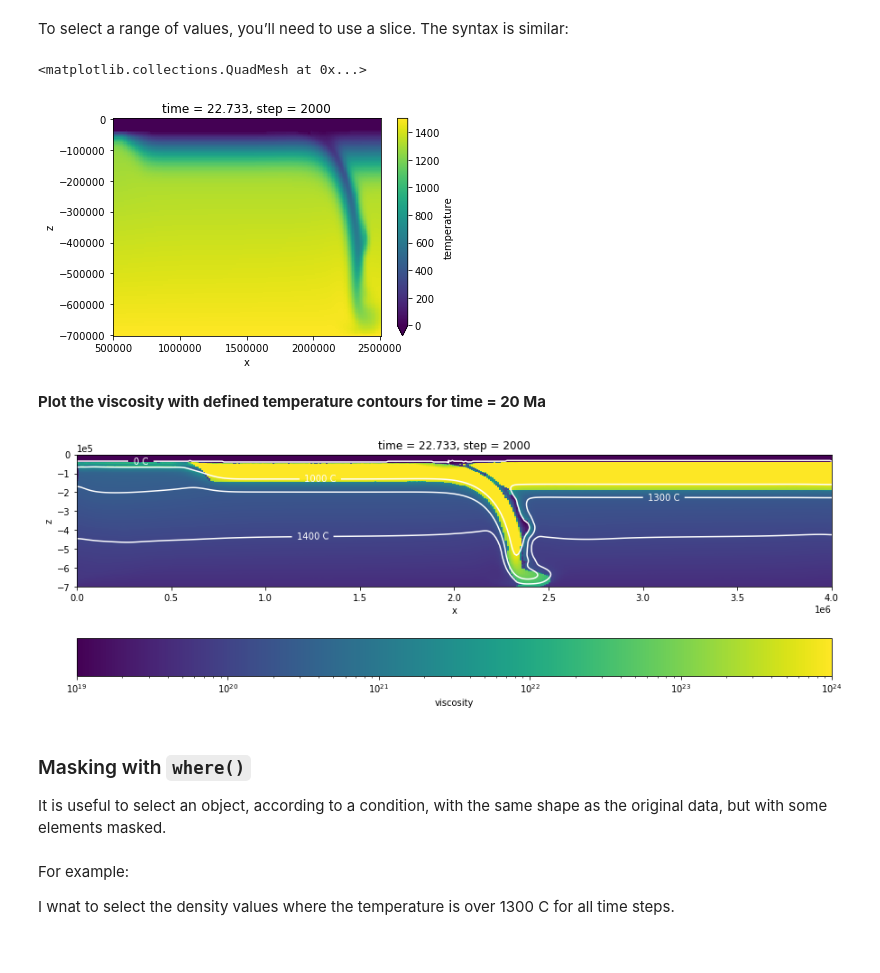
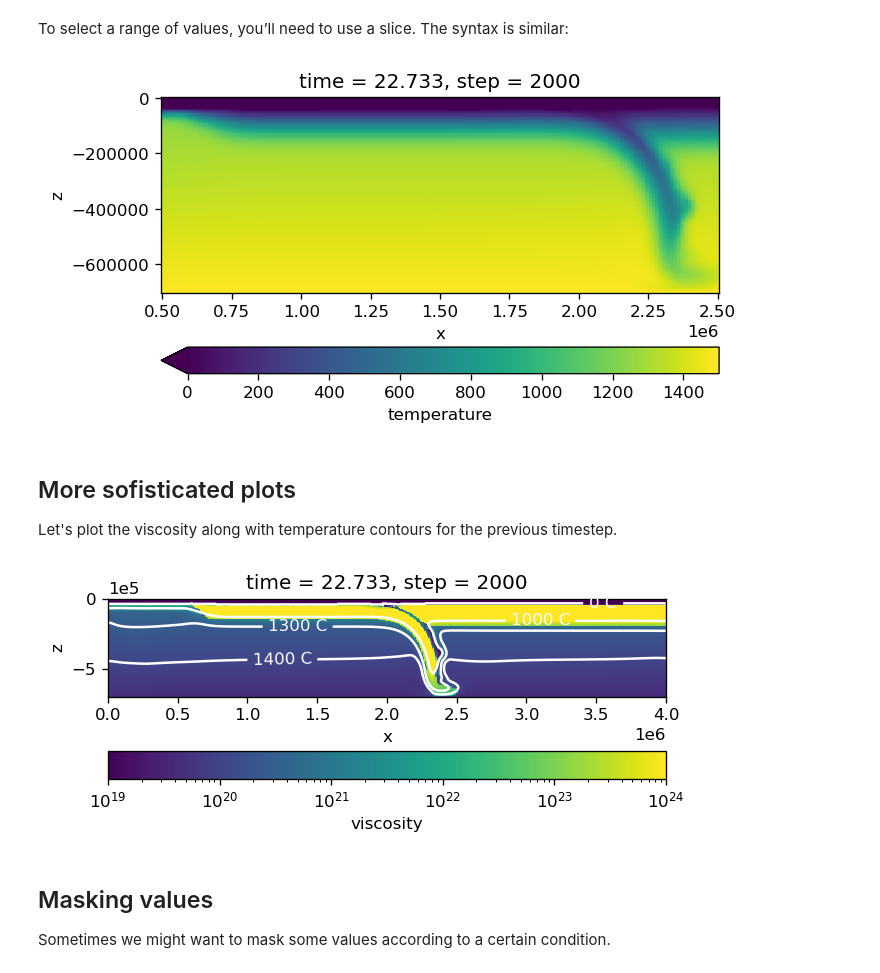
Before and after one commit to aguspesce/online_seminar_IAG-USP, a Jupyter notebook: for_mandyoc.ipynb, the cells around one changed output. Cells and saved outputs as stored; diff of their text form; code cells hidden in the pictures.

```diff
--- a/for_mandyoc.ipynb
+++ b/for_mandyoc.ipynb
@@ -24,0 +33,10 @@ This dataset has a size of:
+# %%
+import os
+import time
+import numpy as np
+import matplotlib.pyplot as plt
+from matplotlib.colors import LogNorm
+from matplotlib import rcParams
+
+# Change default dpi of matplotlib figures for presentation
+rcParams["figure.dpi"] = 120
@@ -75,8 +86,8 @@ But load a ``xr.Dataset`` in memory is very fast
 # %%
 start = time.time()
 
-dataset = xr.open_dataset("output_data.nc")
+dataset.load()
 
 end = time.time()
-print("Time taken:", (end-start), " seconds")
+print("Elapsed time: {:.2f}s".format(end - start))
 # %% [output]
@@ -160,10 +166,10 @@ So, I will look for the value closest to it using a method 'nearest':
 # %%
 dataset_20Ma = dataset.sel(time=20,
                            method='nearest',
-                           tolerance=3
+                           tolerance=3,
                            )
 dataset_20Ma
-# It is a xr.Dataset has the model data for the time closer to 25 Ma, it is 22.733 Ma.
+# This Dataset has only the data for a time of 22.733 Ma.
 # %% [output]
 <xarray.Dataset>
 Dimensions:           (x: 401, x_center: 400, z: 176, z_center: 175)
@@ -186,45 +199,38 @@ Data variables:
 To select a range of values, you’ll need to use a slice.
 The syntax is similar:
 # %%
-dataset_20Ma.temperature.sel(x=slice(500e3, 2500e3)).plot(x="x", y="z", vmin=0)
+dataset_20Ma_slice = dataset_20Ma.temperature.sel(x=slice(500e3, 2500e3))
+
+dataset_20Ma_slice.plot(x="x", y="z", vmin=0, cbar_kwargs={"orientation": "horizontal"})
+plt.gca().set_aspect("equal")
 # %% [output]
-<matplotlib.collections.QuadMesh at 0x...>
-[figure, old version]
+[figure, new version]
-# %% [markdown]
-__Plot the viscosity with defined temperature contours for time = 20 Ma__
+# %% [markdown]
+## More sofisticated plots
+
+Let's plot the viscosity along with temperature contours for the previous timestep.
 # %%
-fig, ax = plt.subplots(figsize=(15, 7))
-# Change the oriantation of the colorbar
-cbar_kwargs = {"orientation": "horizontal"}
-kwargs = {"cbar_kwargs": cbar_kwargs}
-
 # Plot theviscosity for time=20Ma
-dataset_20Ma.viscosity.plot.pcolormesh(ax=ax,
-                                       x="x_center",
+dataset_20Ma.viscosity.plot.pcolormesh(x="x_center",
                                        y="z_center",
                                        norm=LogNorm(),
-                                       **kwargs
+                                       **plot_kwargs
                                       )
 
 # Plot the coutour for defined temperatures
 kw = {'levels':[0, 1000, 1300, 1400], 'colors':['w']}
-cs = dataset_20Ma.temperature.plot.contour(ax=ax,
-                                           x="x",
+cs = dataset_20Ma.temperature.plot.contour(x="x",
                                            y="z",
                                            **kw
                                           )
-ax.clabel(cs, inline=1, fontsize=10, fmt="%.0f C")
+plt.gca().clabel(cs, inline=1, fontsize=10, fmt="%.0f C")
 
-ax.ticklabel_format(axis="both", style="sci", scilimits=(0, 0))
-ax.set_aspect("equal")
+plt.gca().ticklabel_format(axis="both", style="sci", scilimits=(0, 0))
+plt.gca().set_aspect("equal")
 plt.show()
 # %% [output]
-[figure, old version]
+[figure, new version]
-# %% [markdown]
-### Masking with ``where()``
-
-It is useful to select an object, according to a condition, with the same shape as the original data, but with some elements masked.
-# %% [markdown]
-For example:
-
-I wnat to select the density values where the temperature is over 1300 C for all time steps.
+# %% [markdown]
+## Masking values
+
+Sometimes we might want to mask some values according to a certain condition.
```
Also changed, not shown: parts of 38 cells of this notebook, 1 other file.
